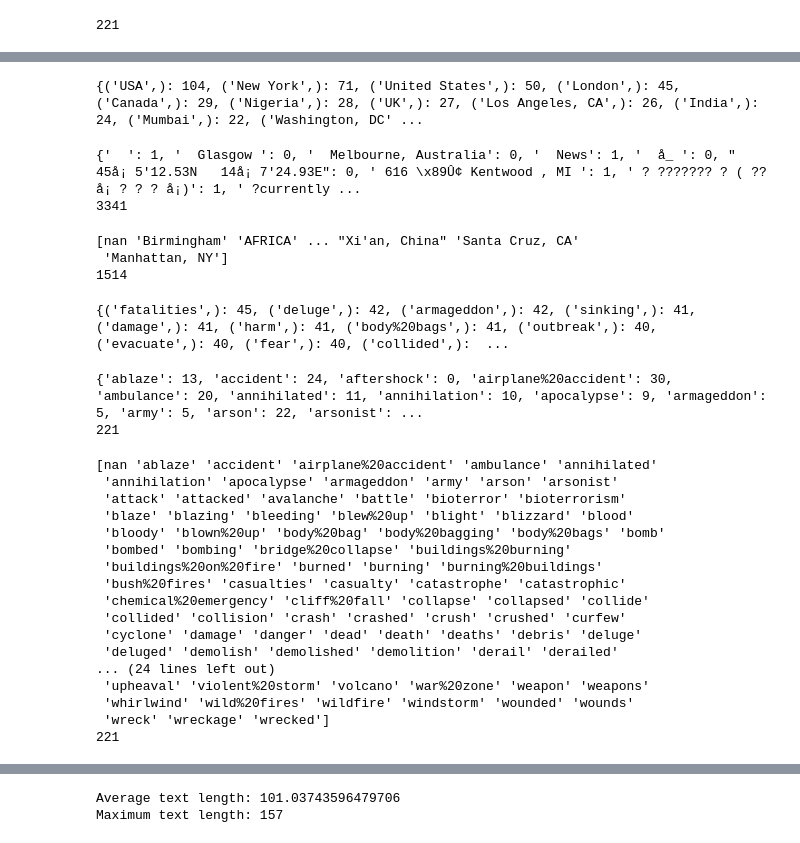
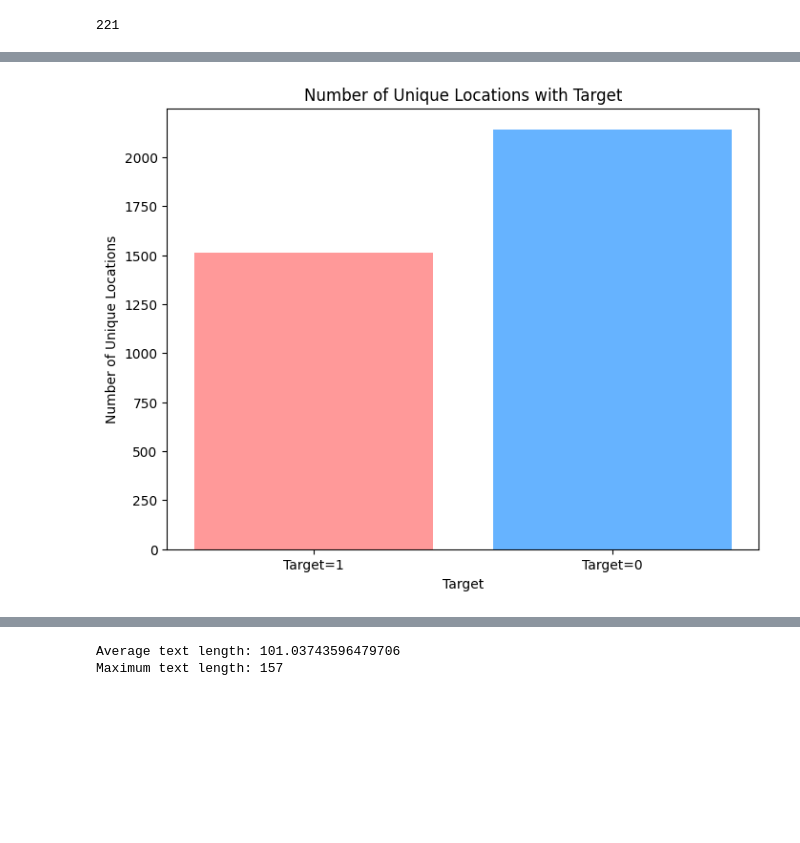
Before and after one commit to mikymatt01/Disaster-Tweets-Classification, a Jupyter notebook: data-analysis.ipynb, the cells around one changed output, grey strips where cells are left out. Cells and saved outputs as stored; diff of their text form; code cells hidden in the pictures; blank space fills up the shorter version.

```diff
--- a/data-analysis.ipynb
+++ b/data-analysis.ipynb
@@ -104,54 +107,16 @@ plt.show()
-# %%
-# Count the occurrences of each location
-print(df[['location']].value_counts().to_dict())
-# %% [output]
-{('USA',): 104, ('New York',): 71, ('United States',): 50, ('London',): 45, ('Canada',): 29, ('Nigeria',): 28, ('UK',): 27, ('Los Angeles, CA',): 26, ('India',): 24, ('Mumbai',): 22, ('Washington, DC' ...
-# %%
-# Group by 'location' and calculate the sum of target values for each location
-location_target_counts = df.groupby('location')['target'].sum()
-print(location_target_counts.to_dict())
-print(len(location_target_counts))
-# %% [output]
-{'  ': 1, '  Glasgow ': 0, '  Melbourne, Australia': 0, '  News': 1, '  å_ ': 0, " 45å¡ 5'12.53N   14å¡ 7'24.93E": 0, ' 616 \x89Û¢ Kentwood , MI ': 1, ' ? ??????? ? ( ?? å¡ ? ? ? å¡)': 1, ' ?currently ...
-3341
-# %%
-print(df[df['target'] == 1]['location'].unique())
-print(len(df[df['target'] == 1]['location'].unique()))
-# %% [output]
-[nan 'Birmingham' 'AFRICA' ... "Xi'an, China" 'Santa Cruz, CA'
- 'Manhattan, NY']
-1514
-# %%
-# Count the occurrences of each keyword
-print(df[['keyword']].value_counts().to_dict())
-# %% [output]
-{('fatalities',): 45, ('deluge',): 42, ('armageddon',): 42, ('sinking',): 41, ('damage',): 41, ('harm',): 41, ('body%20bags',): 41, ('outbreak',): 40, ('evacuate',): 40, ('fear',): 40, ('collided',):  ...
-# %%
-# Group by 'keyword' and calculate the sum of target values for each keyword
-keyword_target_counts = df.groupby('keyword')['target'].sum()
-print(keyword_target_counts.to_dict())
-print(len(keyword_target_counts))
-# %% [output]
-{'ablaze': 13, 'accident': 24, 'aftershock': 0, 'airplane%20accident': 30, 'ambulance': 20, 'annihilated': 11, 'annihilation': 10, 'apocalypse': 9, 'armageddon': 5, 'army': 5, 'arson': 22, 'arsonist': ...
-221
-# %%
-print(df[df['target'] == 1]['keyword'].unique())
-print(len(df[df['target'] == 1]['keyword'].unique()))
-# %% [output]
-[nan 'ablaze' 'accident' 'airplane%20accident' 'ambulance' 'annihilated'
- 'annihilation' 'apocalypse' 'armageddon' 'army' 'arson' 'arsonist'
- 'attack' 'attacked' 'avalanche' 'battle' 'bioterror' 'bioterrorism'
- 'blaze' 'blazing' 'bleeding' 'blew%20up' 'blight' 'blizzard' 'blood'
- 'bloody' 'blown%20up' 'body%20bag' 'body%20bagging' 'body%20bags' 'bomb'
- 'bombed' 'bombing' 'bridge%20collapse' 'buildings%20burning'
- 'buildings%20on%20fire' 'burned' 'burning' 'burning%20buildings'
- 'bush%20fires' 'casualties' 'casualty' 'catastrophe' 'catastrophic'
- 'chemical%20emergency' 'cliff%20fall' 'collapse' 'collapsed' 'collide'
- 'collided' 'collision' 'crash' 'crashed' 'crush' 'crushed' 'curfew'
- 'cyclone' 'damage' 'danger' 'dead' 'death' 'deaths' 'debris' 'deluge'
- 'deluged' 'demolish' 'demolished' 'demolition' 'derail' 'derailed'
-... (24 lines left out)
- 'upheaval' 'violent%20storm' 'volcano' 'war%20zone' 'weapon' 'weapons'
- 'whirlwind' 'wild%20fires' 'wildfire' 'windstorm' 'wounded' 'wounds'
- 'wreck' 'wreckage' 'wrecked']
-221
+# %%
+# Get unique locations with target equal to 1
+unique_locations_target_one = df[df['target'] == 1]['location'].nunique()
+
+# Get unique locations with target equal to 0
+unique_locations_target_zero = df[df['target'] == 0]['location'].nunique()
+
+# Plotting the histogram
+plt.figure(figsize=(8, 6))
+plt.bar(['Target=1', 'Target=0'], [unique_locations_target_one, unique_locations_target_zero], color=['#ff9999', '#66b3ff'])
+plt.title('Number of Unique Locations with Target')
+plt.xlabel('Target')
+plt.ylabel('Number of Unique Locations')
+plt.show()
+# %% [output]
+[figure, added]
```
Also changed, not shown: parts of 14 cells of this notebook.
